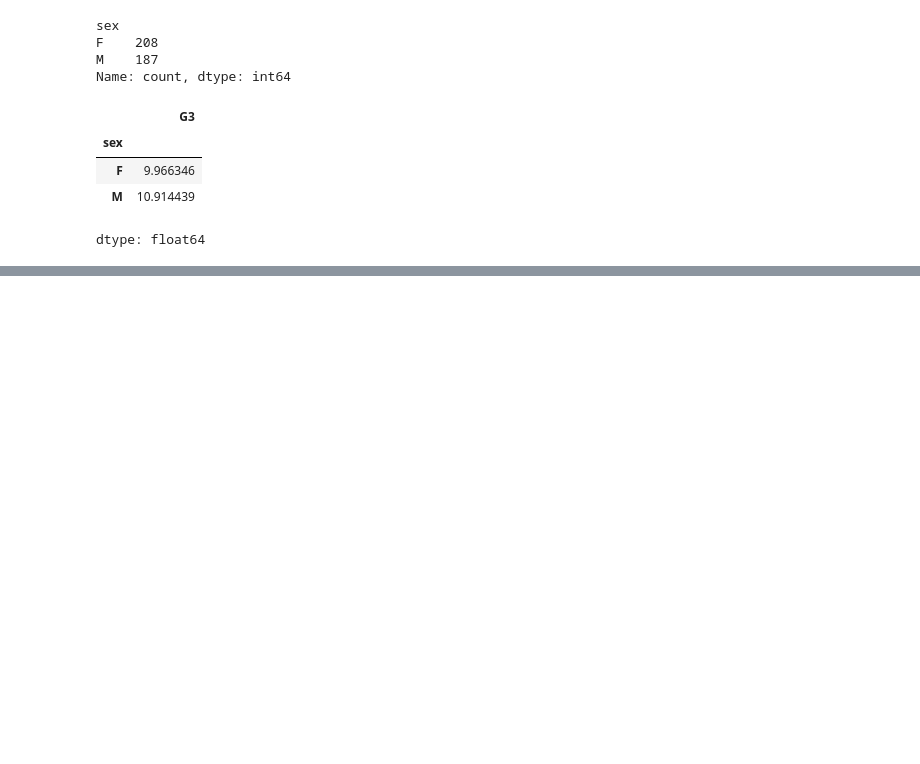
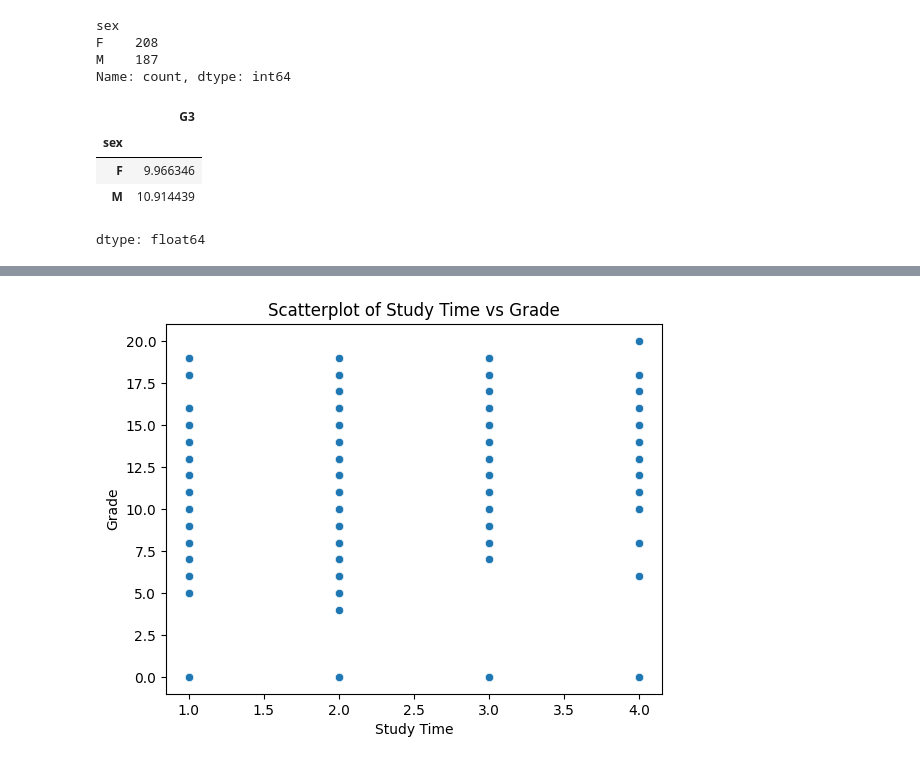
Before and after one commit to dev-sayantan/MainCrafts-Technology-Data-Science-Internship, a Jupyter notebook: student_analysis.ipynb, the cells around one changed output, grey strips where cells are left out. Cells and saved outputs as stored; diff of their text form; code cells hidden in the pictures; blank space fills up the shorter version.

```diff
--- a/student_analysis.ipynb
+++ b/student_analysis.ipynb
@@ -228,0 +381,9 @@ dtype: float64
+# %%
+# USING SEABORN
+sns.scatterplot(x='studytime', y='G3', data=extracted_stumat)
+plt.title('Scatterplot of Study Time vs Grade')
+plt.xlabel('Study Time')
+plt.ylabel('Grade')
+plt.show()
+# %% [output]
+[figure, added]
```
Also changed, not shown: parts of 62 cells of this notebook.
